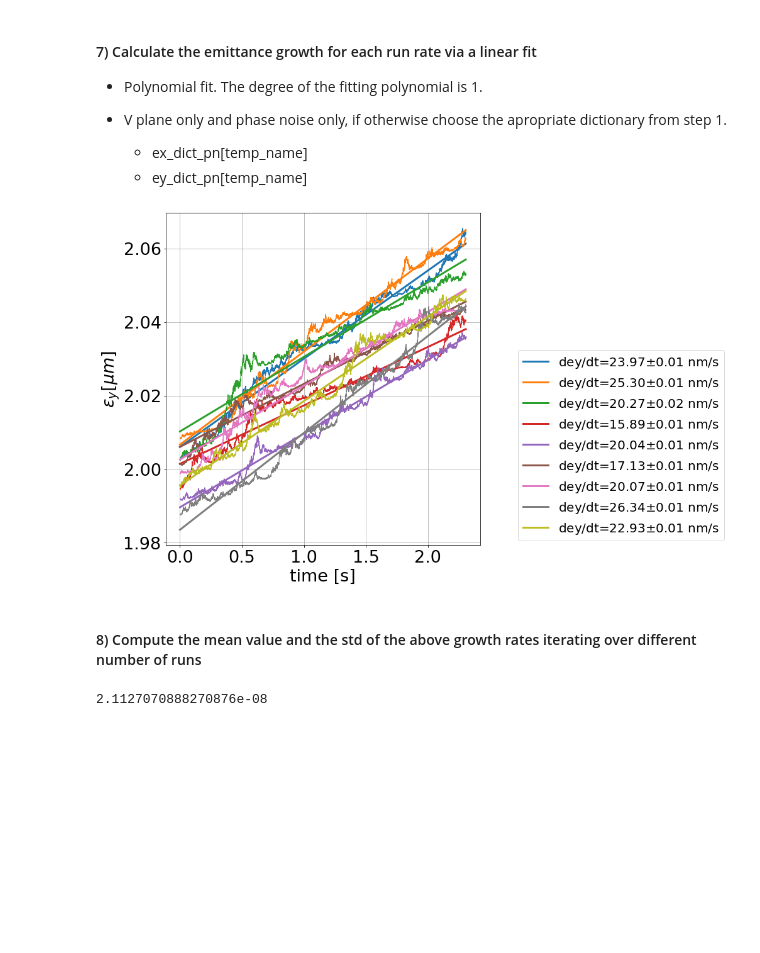
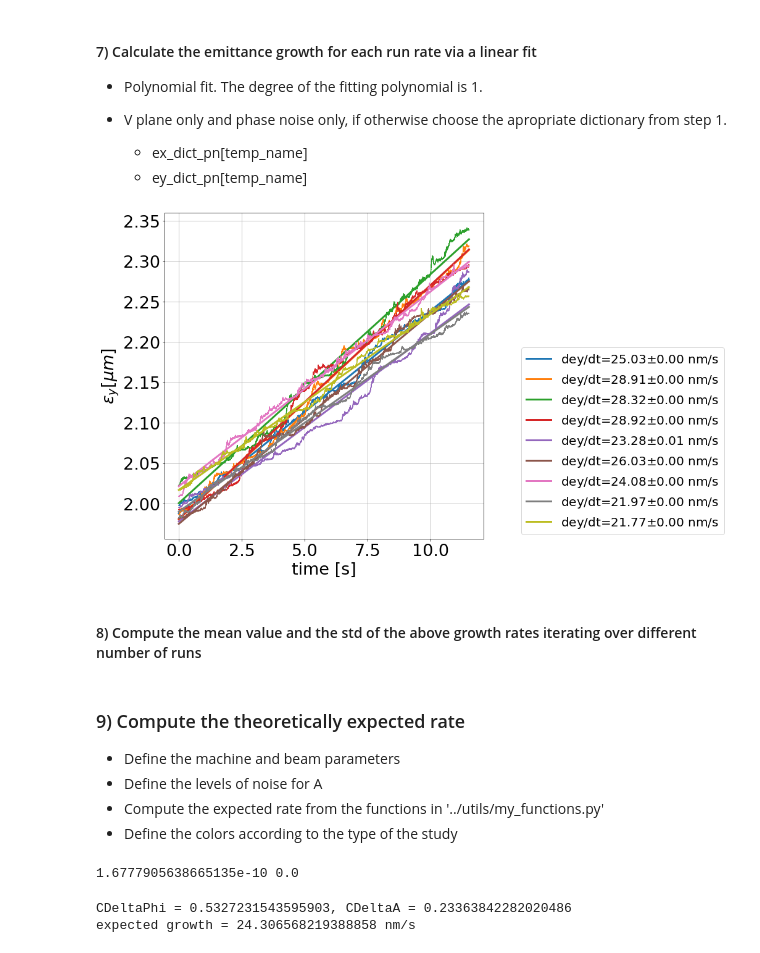
Before and after one commit to natriant/emittance_growth_CC_RFnoise_sixtracklib, a Jupyter notebook: emittance_growth_white_noise/growthRate_vs_Runs_barPlot.ipynb, the cells around one changed output. Saved outputs shown, nothing was run; the diff lists cells and outputs as text; code cells hidden in the pictures; blank space fills up the shorter version.

Commit message:
add script for growth vs number of averaged runs

```diff
--- a/emittance_growth_white_noise/growthRate_vs_Runs_barPlot.ipynb
+++ b/emittance_growth_white_noise/growthRate_vs_Runs_barPlot.ipynb
@@ -41,7 +41,7 @@ f_rev = 43375.86 # [Hz] The revolution frequency of the machine
 turns_list = np.arange(0,turns)
 time = turns_list/f_rev # [s], type: list
 # %%
-path_to_data = '/afs/cern.ch/user/n/nattrian/private/tbt_sixtracklib_gpus/PNmytest_A1e-8_KlofKlod1_5e5turns/'
+path_to_data = '/afs/cern.ch/user/n/nattrian/private/tbt_sixtracklib_gpus/PNmytest_A1e-8_KlofKlod1Qpxy5e-1_5e5turns_Nb20k/'
 name_template = 'tbt_'
 noise_type = 'PN' # 'PN', 'AN', 'BOTH'
 # %%
@@ -73,6 +73,10 @@ In the command plot choose which one of the dictionaries:
 - ey_dict_pn[temp_name]
 
 you want to study.
+# %%
+turns = 5e5
+turns_list = np.arange(0,turns)
+time = turns_list/f_rev # [s], type: list
 # %%
 fig = plt.figure(figsize=(20, 8.5))
 ax1 = fig.add_subplot(1,2,1)
@@ -103,33 +107,33 @@ if savefig:
     - ex_dict_pn[temp_name]
     - ey_dict_pn[temp_name]
 # %%
-m_dict = []
-b_dict = []
-err_dict = []
+m_list = []
+b_list = []
+err_list = []
 for run in range(n_runs):
     temp_name = '{}'.format(run)
     # linear fit
     [m, b], cov = np.polyfit(time, ey_dict_pn[temp_name][:int(turns)], 1, cov=True)
     # compute the error of the gradient of the fit slope
     err= np.sqrt(np.diag(cov))
-    m_dict.append(m)
-    b_dict.append(b)
-    err_dict.append(err)
+    m_list.append(m)
+    b_list.append(b)
+    err_list.append(err)
 # %%
 fig = plt.figure(figsize=(14.5, 8.5))
 for run in range(n_runs):
     temp_name = '{}'.format(run)
     plt.plot(time, np.array(ey_dict_pn[temp_name][:int(turns)])*1e6, c='C{}'.format(run))
-    plt.plot(time, (m_dict[run]*time+b_dict[run])*1e6, c = 'C{}'.format(run), label='dey/dt={0:.2f}'.format(m_dict[run]*1e9)+'$\pm$'+'{0:.2f} nm/s'.format(err_dict[run][0]*1e9), linewidth = 3)
+    plt.plot(time, (m_list[run]*time+b_list[run])*1e6, c = 'C{}'.format(run), label='dey/dt={0:.2f}'.format(m_list[run]*1e9)+'$\pm$'+'{0:.2f} nm/s'.format(err_list[run][0]*1e9), linewidth = 3)
 
     plt.xlabel('time [s]')
     plt.ylabel(r'$\epsilon_y [\mu m]$')
     #plt.legend(loc=0)
     plt.legend(loc='center left', bbox_to_anchor=(1.1, 0.3))
 plt.grid()
 plt.tight_layout()
 savefig = False
 if savefig:
-    plt.savefig('V_270GeV_SPS_noCC_PN1e-8_VRF2_37MV_1e5Nb_{}turns_{}runs.png'.format(turns, n_runs))
+    plt.savefig('V_270GeV_SPS_noCC_PN1e-8_VRF5_088MV_20kNb_{}turns_{}runs.png'.format(turns, n_runs))
 # %% [output]
-[figure, old version]
+[figure, new version]
@@ -145,4 +156,52 @@ for run in range(2, n_runs+1):
-# %%
-dey_list[-2]
-# %% [output]
-2.1127070888270876e-08
+# %% [markdown]
+### 9) Compute the theoretically expected rate
+- Define the machine and beam parameters
+- Define the levels of noise for A
+- Compute the expected rate from the functions in '../utils/my_functions.py'
+- Define the colors according to the type of the study
+# %%
+# Machine parameters
+betay = 73 # 73 m at CC2, 76 m at CC1
+Vcc = 1e6 # V
+frev = 43.45e3 # Hz
+Eb = 270e9 # eV
+beta_0 = 0.999999
+gamma_0 = 287.7
+sigma_z = 0.139 # m
+f_CC = 400.789e6 # CC frequency in Hz
+clight = 299792458 # m/s
+A_phase = 1e-8 # rms kick in the simulation of the phase noise
+A_amplitude = 0 # rms kick in the simulation of the amplitude noise
+scale_factor = Eb/Vcc # scaling factor to rms noise, σ
+# Compute the PSD in rad^2/Hz and V^2/Hz
+PSD_phi = (A_phase * scale_factor)**2/frev # rad^2/Hz
+#PSD_phi = 1.4e-10
+PSD_A = (A_amplitude * scale_factor)**2/frev # V^2/Hz
+print(PSD_phi, PSD_A)
+# %% [output]
+1.6777905638665135e-10 0.0
+# %%
+# Compute the correction factor due to the bunch length
+sigma_phi = bunch_length_m_to_rad(sigma_z, clight, f_CC)
+CDeltaphi = cmpt_bunch_length_correction_factor(sigma_phi, 'PN')
+CDeltaA = cmpt_bunch_length_correction_factor(sigma_phi, 'AN')
+print('CDeltaPhi = {}, CDeltaA = {}'.format(CDeltaphi, CDeltaA))
+
+if noise_type == 'PN':
+    expected_growth = emit_growth_phase_noise(betay, Vcc, frev, Eb, CDeltaphi, PSD_phi)*beta_0*gamma_0 # m/s
+    my_color = 'C0'
+    fill_bewtween_color = 'lightblue'
+elif noise_type == 'AN':
+    expected_growth = emit_growth_phase_noise(betay, Vcc, frev, Eb, CDeltaA, PSD_A)*beta_0*gamma_0 # m/s
+    my_color = 'C1'
+    fill_bewtween_color = 'moccasin'
+else:
+    my_color = 'C2'
+    expected_growth_1 = emit_growth_phase_noise(betay, Vcc, frev, Eb, CDeltaphi, PSD_phi)*beta_0*gamma_0 # m/s
+    expected_growth_2 = emit_growth_amplitude_noise(betay, Vcc, frev, Eb, CDeltaA, PSD_A)*beta_0*gamma_0 # m/s
+    expected_growth = expected_growth_1 + expected_growth_2
+
+print('expected growth = {} nm/s'.format(expected_growth*1e9))
+# %% [output]
+CDeltaPhi = 0.5327231543595903, CDeltaA = 0.23363842282020486
+expected growth = 24.306568219388858 nm/s
```
Also changed, not shown: parts of 19 cells of this notebook, 1 other file.
